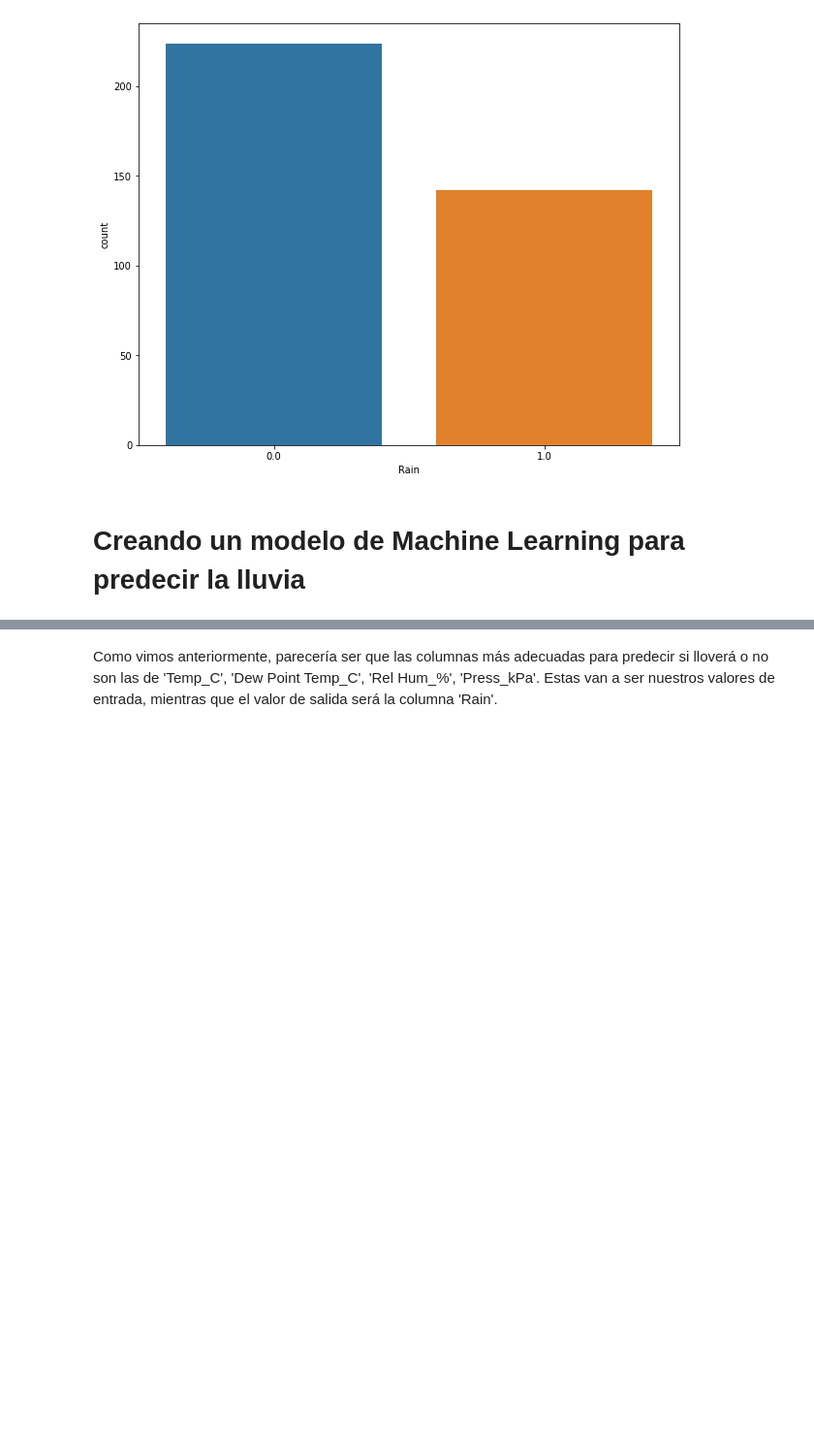
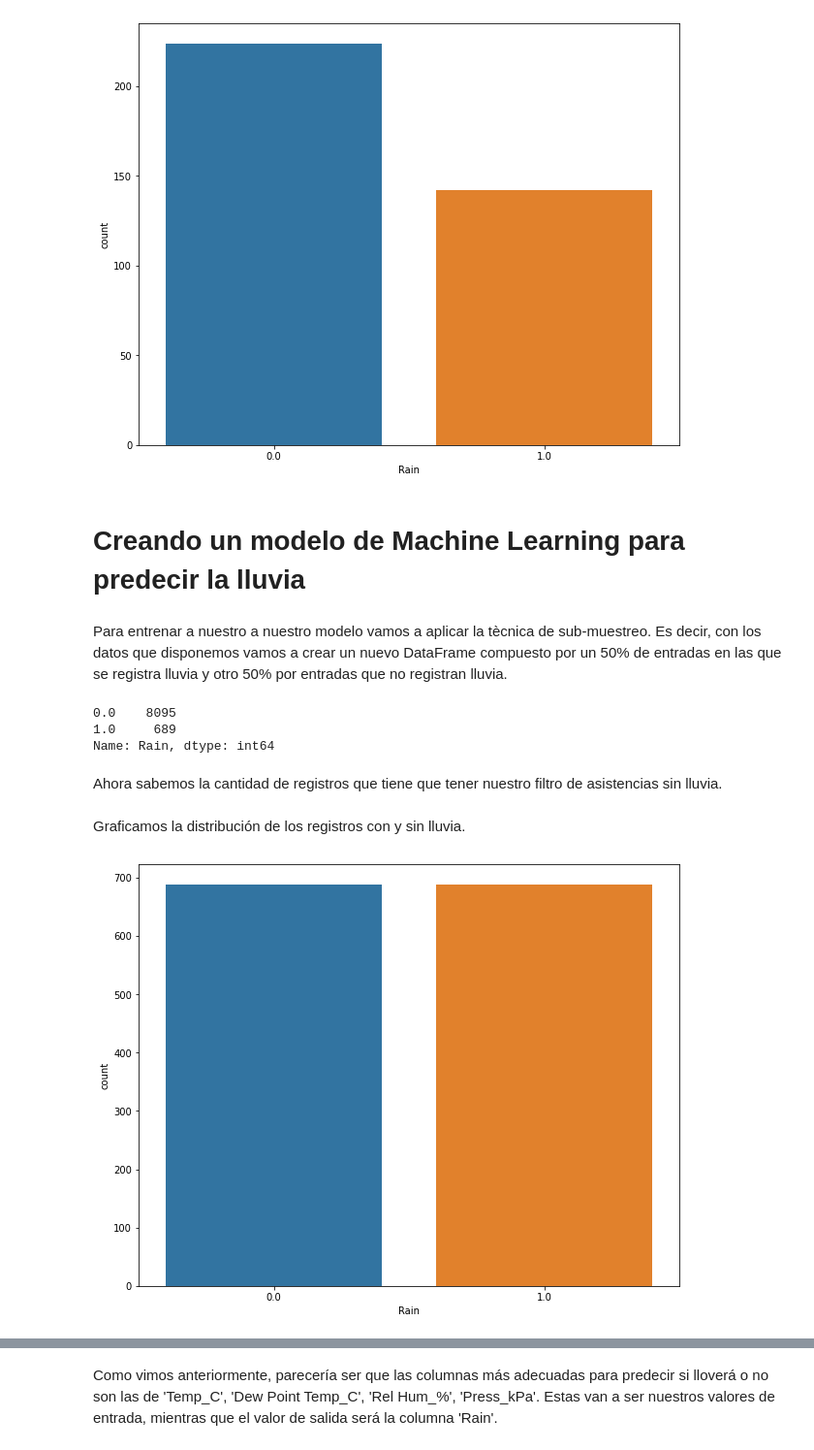
Before and after one commit to Estani94/EDA_ML_CLIMA, a Jupyter notebook: Clima.ipynb, the cells around one changed output, grey strips where cells are left out. Shown at 97% size. Cells and saved outputs as stored; diff of their text form; code cells hidden in the pictures; blank space fills up the shorter version.

```diff
--- a/Clima.ipynb
+++ b/Clima.ipynb
@@ -380,3 +381,14 @@ plt.show()
 [figure]
 # %% [markdown]
 # Creando un modelo de Machine Learning para predecir la lluvia
+# %% [markdown]
+Para entrenar a nuestro a nuestro modelo vamos a aplicar la tècnica de sub-muestreo. Es decir, con los datos que disponemos vamos a crear un nuevo DataFrame compuesto por un 50% de entradas en las que se registra lluvia y otro 50% por entradas que no registran lluvia.
+# %%
+#Veamos la cantidad de registro con y sin lluvia
+df['Rain'].value_counts()
+# %% [output]
+0.0    8095
+1.0     689
+Name: Rain, dtype: int64
+# %% [markdown]
+Ahora sabemos la cantidad de registros que tiene que tener nuestro filtro de asistencias sin lluvia.
@@ -382,0 +401,8 @@ plt.show()
+# %% [markdown]
+Graficamos la distribución de los registros con y sin lluvia.
+# %%
+plt.figure(figsize=(10,8))
+sns.countplot(data=concatenado, x='Rain')
+plt.show()
+# %% [output]
+[figure, added]
```
Also changed, not shown: parts of 12 cells of this notebook.
